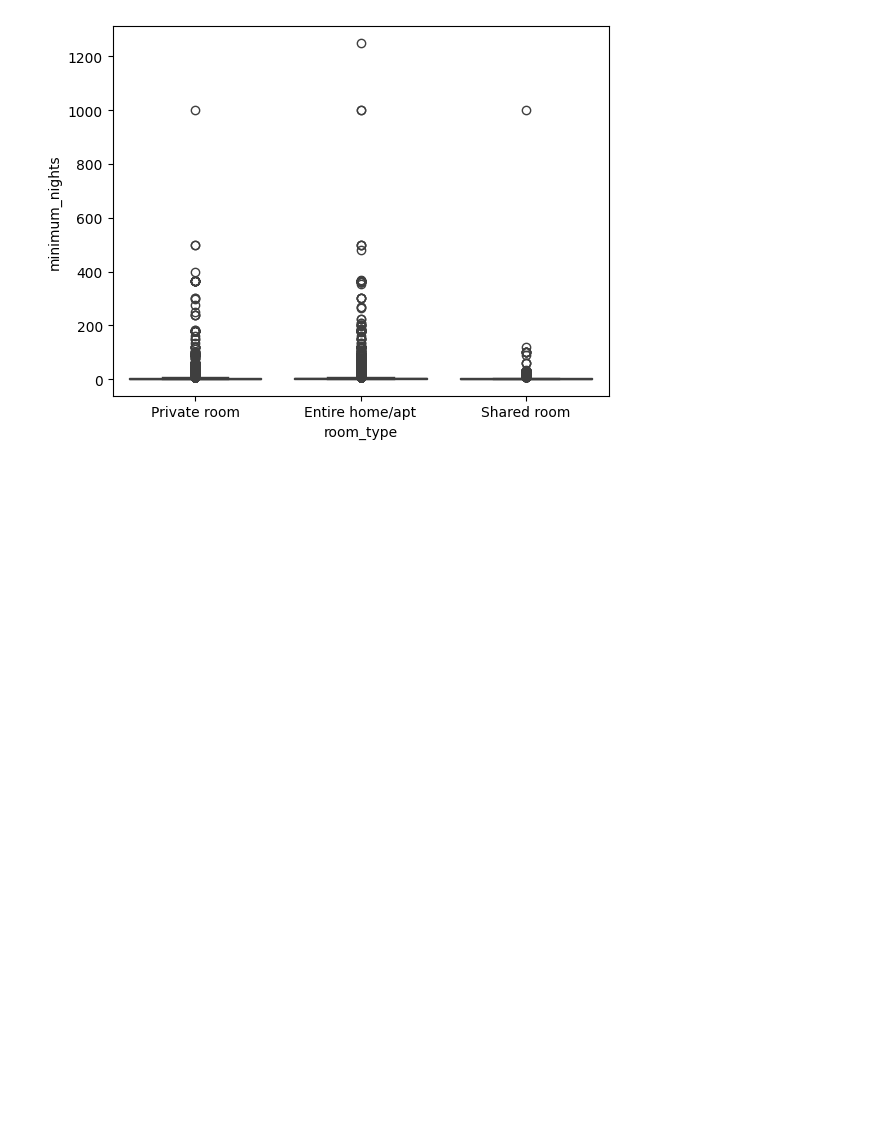
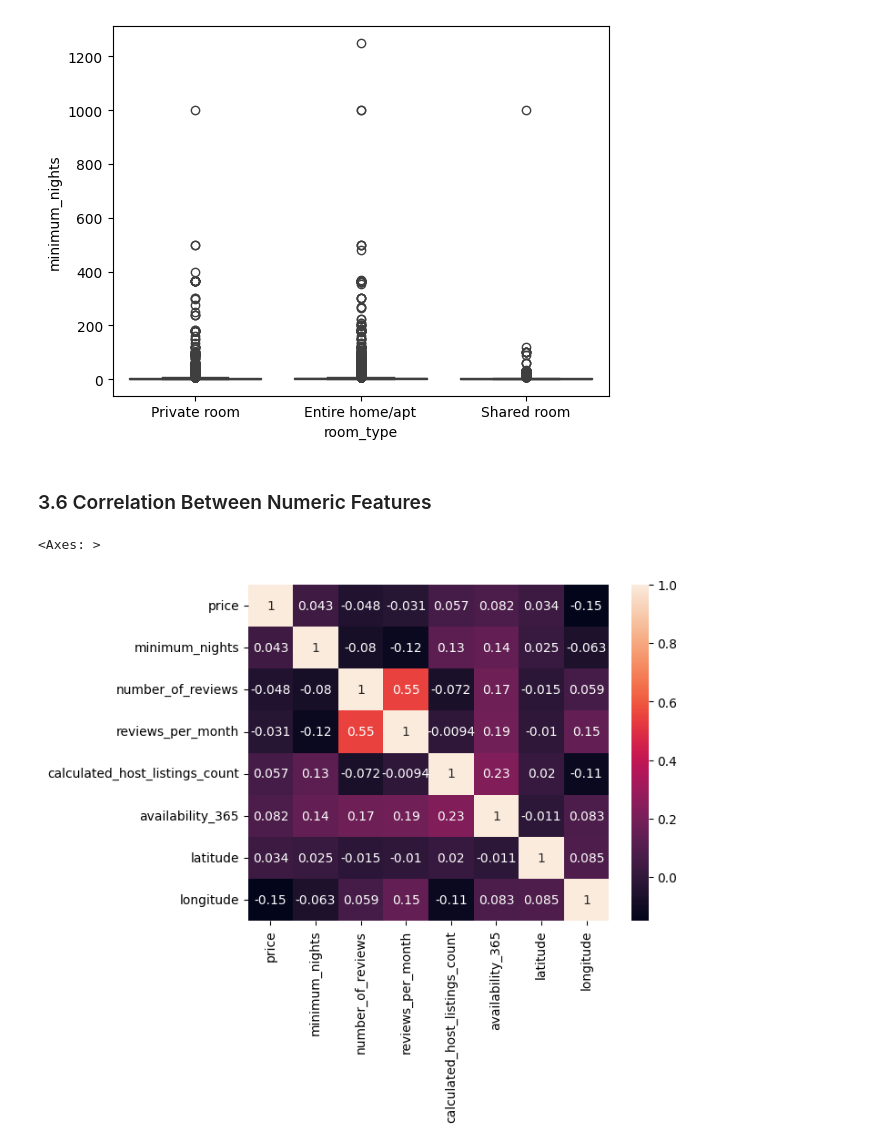
Before and after one commit to suprim-karki/ai-ml-portfolio, a Jupyter notebook: machine-learning/projects/nyc-airbnb-room-type-classification/nyc_airbnb.ipynb, the cells around one changed output. Saved outputs shown, nothing was run; the diff lists cells and outputs as text; code cells hidden in the pictures; blank space fills up the shorter version.

Commit message:
Correlation between numeric features

```diff
--- a/machine-learning/projects/nyc-airbnb-room-type-classification/nyc_airbnb.ipynb
+++ b/machine-learning/projects/nyc-airbnb-room-type-classification/nyc_airbnb.ipynb
@@ -153,3 +153,12 @@ sns.boxplot(x='room_type', y='minimum_nights', data=df)
 # %% [output]
 <Axes: xlabel='room_type', ylabel='minimum_nights'>
 [figure]
+# %% [markdown]
+### 3.6 Correlation Between Numeric Features
+# %%
+corr = df[numerical_cols + ['latitude', 'longitude']].corr()
+# %%
+sns.heatmap(corr, annot=True)
+# %% [output]
+<Axes: >
+[figure, added]
```
